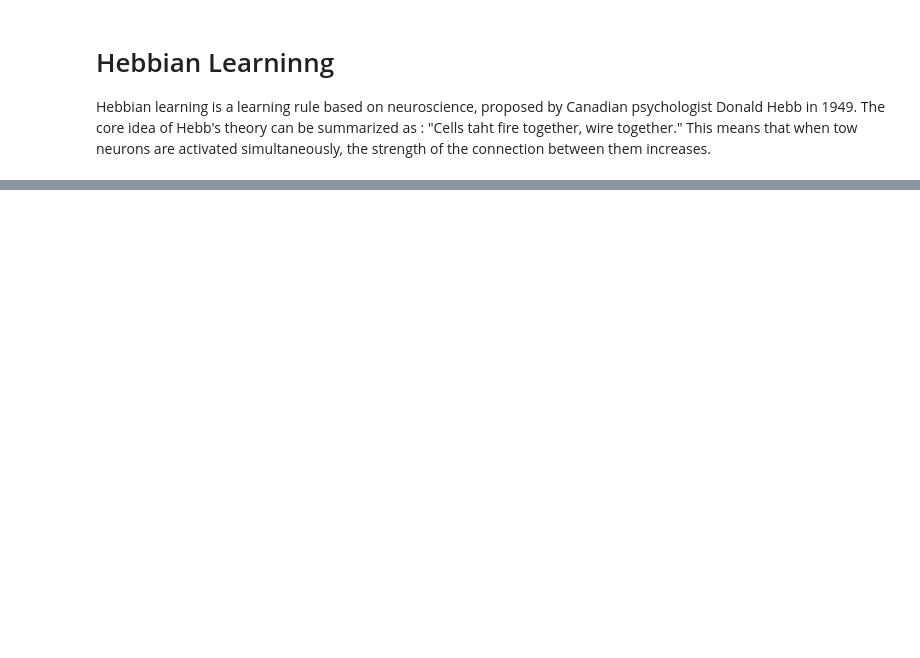
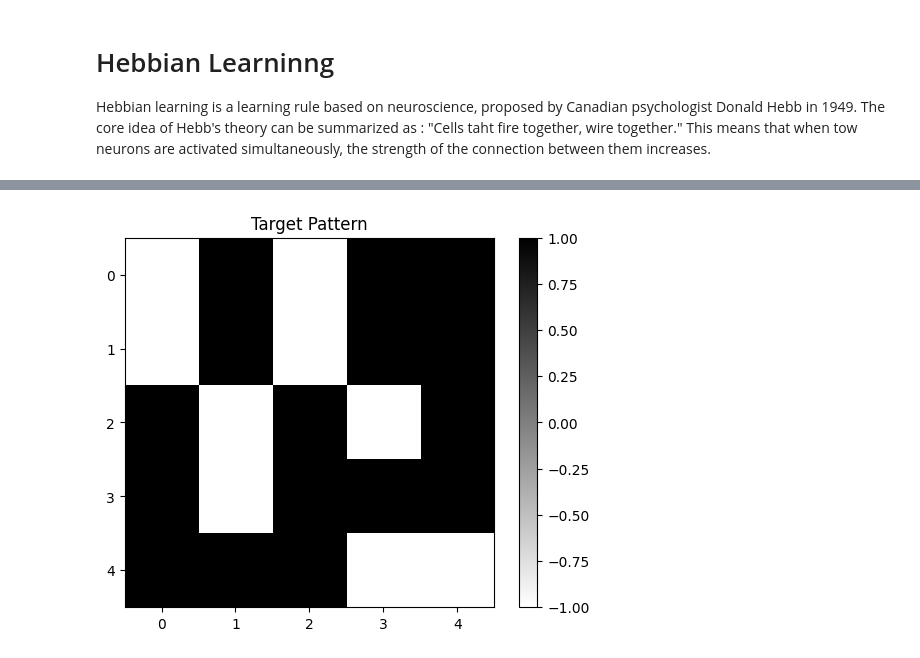
Before and after one commit to Jia-Yee/handcraft-mind, a Jupyter notebook: notebook/1-Hebbian.ipynb, the cells around one changed output, grey strips where cells are left out. Cells and saved outputs as stored; diff of their text form; code cells hidden in the pictures; blank space fills up the shorter version.

```diff
--- a/notebook/1-Hebbian.ipynb
+++ b/notebook/1-Hebbian.ipynb
@@ -253,0 +240,84 @@ ValueError: operands could not be broadcast together with shapes (25,5) (125,5)
+# %%
+import numpy as np
+import matplotlib.pyplot as plt
+
+class HebbianNetwork:
+    def __init__(self, input_size, output_size=1, learning_rate=0.1):
+        self.weights = np.random.randn(input_size, output_size) * 0.1
+        self.learning_rate = learning_rate
+
+    def train(self, X, y, epochs=1):
+        for e in range(epochs):
+            for i in range(len(X)):
+                # Forward propagation
+                output = self.predict(X[i])
+
+                # Update weights using Hebbian learning rule
+                delta_w = self.learning_rate * np.outer(X[i], output)
+                self.weights += delta_w
+
+    def predict(self, x):
+        return np.dot(x, self.weights)
+
+    def evaluate(self, X, y):
+        correct = 0
+        for i in range(len(X)):
+            pred = self.predict(X[i])
+            if (pred > 0 and y[i] == 1) or (pred <= 0 and y[i] == -1):  # Fixed condition
+                correct += 1
+        return correct / len(X)  # Added return statement
+
+# Example usage
+def create_patterns(size, num_patterns):
+    patterns = []
+    for _ in range(num_patterns):
+        pattern = np.random.choice([-1, 1], size=size)  # Fixed to use -1/1 for better Hebbian learning
+        patterns.append(pattern)
+    return patterns
+
+# Create training data
+input_size = 25  # 5x5 pattern
+X_train = create_patterns(input_size, 5)
+# Assume we want to learn to recognize the first pattern
+y_train = np.array([1 if (x == X_train[0]).all() else -1 for x in X_train])  # Fixed to use -1 for non-target
+
+# Create test data
+X_test = create_patterns(input_size, 3)
+# Add some noise to the test set
+for i in range(len(X_test)):
+    if np.random.rand() > 0.7:
+        X_test[i] = X_test[i] * np.random.choice([-1, 1], size=input_size)  # Fixed noise generation
+
+y_test = np.array([1 if (x == X_train[0]).all() else -1 for x in X_test])  # Fixed to use -1 for non-target
+
+# Create and train the network
+network = HebbianNetwork(input_size, output_size=1, learning_rate=0.1)  # Fixed output_size to match y dimension
+network.train(X_train, y_train, epochs=10)
+
+# Evaluation
+train_acc = network.evaluate(X_train, y_train)
+test_acc = network.evaluate(X_test, y_test)  # Fixed method name
+print(f"Training accuracy: {train_acc:.2f}")
+print(f"Test accuracy: {test_acc:.2f}")
+
+# Visualization
+def plot_pattern(pattern, title):
+    plt.imshow(pattern.reshape(5, 5), cmap='binary')
+    plt.title(title)
+    plt.colorbar()
+    plt.show()
+
+# Visualize the target pattern
+plot_pattern(X_train[0], "Target Pattern")
+
+# Visualize the learned weights
+plot_pattern(network.weights, "Learned Weights")
+
+# Test the network's recognition ability
+print("\nTesting Recognition:")
+for i in range(len(X_test)):
+    pred = network.predict(X_test[i])
+    recognized = "Yes" if pred > 0 else "No"
+    print(f"Pattern {i+1}: Recognized as target? {recognized}")
+    plot_pattern(X_test[i], f"Test Pattern {i+1} (Recognized: {recognized})")
+# %% [output]
@@ -253,0 +326 @@ ValueError: operands could not be broadcast together with shapes (25,5) (125,5)
+[figure, added]
```
Also changed, not shown: parts of 3 cells of this notebook.
